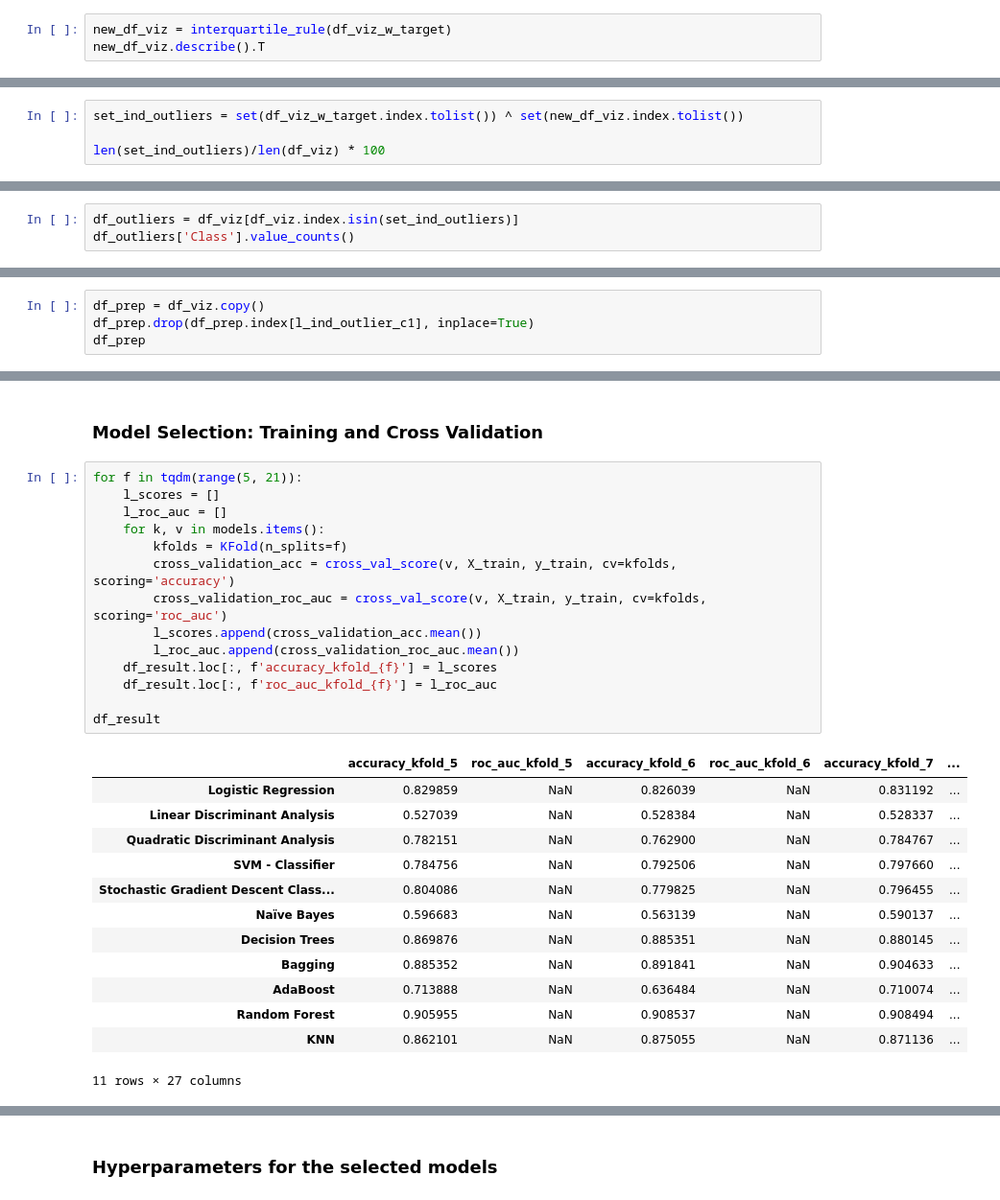
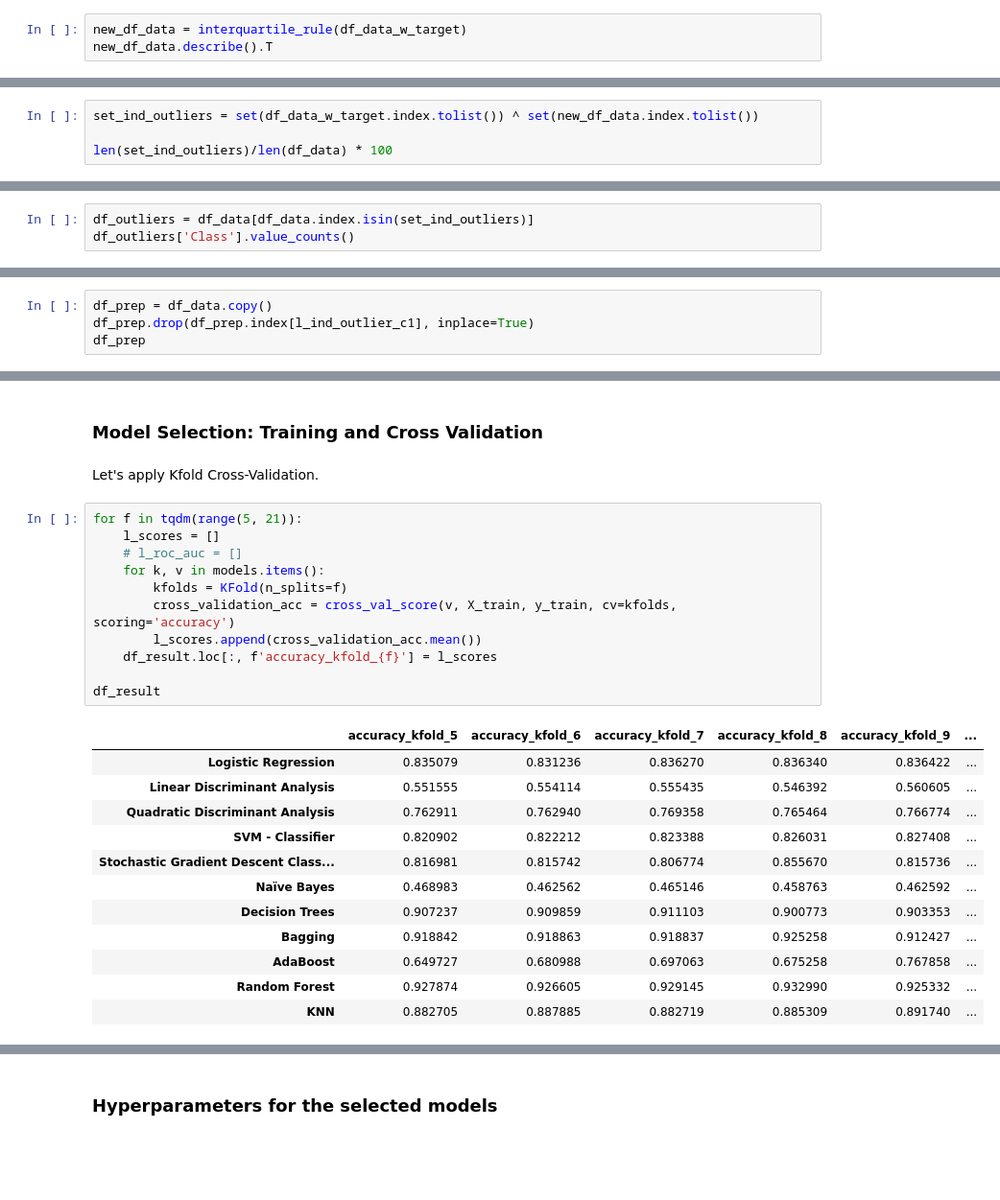
Before and after one commit to ST3LL/Data-Analysis-Project, a Jupyter notebook: blocks_classification.ipynb, the cells around one changed output, grey strips where cells are left out. Shown at 96% size. Saved outputs shown, nothing was run; the diff lists cells and outputs as text; blank space fills up the shorter version.

```diff
--- a/blocks_classification.ipynb
+++ b/blocks_classification.ipynb
@@ -287,8 +286,8 @@ def interquartile_rule(df_data):
         new_df_data = df_data[(df_data[col] < upper_limit) & (df_data[col] > lower_limit)]
     return new_df_data
 # %%
-new_df_viz = interquartile_rule(df_viz_w_target)
-new_df_viz.describe().T
+new_df_data = interquartile_rule(df_data_w_target)
+new_df_data.describe().T
 # %% [output]
 |  | count | mean | std | min | 25% | 50% | 75% | max |
 | Height | 4920.0 | 9.306301 | 15.726478 | 1.000 | 7.000 | 8.000 | 10.000 | 804.0 |
@@ -306,9 +305,9 @@ We can see that this method has a impact on the mean and the std of each feature
 # %% [markdown]
 Let's get a list of each data that have been detected as outliers.
 # %%
-set_ind_outliers = set(df_viz_w_target.index.tolist()) ^ set(new_df_viz.index.tolist())
+set_ind_outliers = set(df_data_w_target.index.tolist()) ^ set(new_df_data.index.tolist())
 
-len(set_ind_outliers)/len(df_viz) * 100
+len(set_ind_outliers)/len(df_data) * 100
 # %% [output]
 10.104147633838846
 # %% [markdown]
@@ -316,7 +315,7 @@ We have 10% of the dataset that is considered as outliers by the interquartile r
 
 Let's see how those outliers are spread about the different classes.
 # %%
-df_outliers = df_viz[df_viz.index.isin(set_ind_outliers)]
+df_outliers = df_data[df_data.index.isin(set_ind_outliers)]
 df_outliers['Class'].value_counts()
 # %% [output]
 1    519
@@ -331,7 +330,7 @@ Based on these results, I will drop only the outliers from the first class and k
 # %%
 l_ind_outlier_c1 = df_outliers[df_outliers['Class'] == 1].index.tolist()
 # %%
-df_prep = df_viz.copy()
+df_prep = df_data.copy()
 df_prep.drop(df_prep.index[l_ind_outlier_c1], inplace=True)
 df_prep
 # %% [output]
@@ -547,31 +546,29 @@ models = {
 df_result = pd.DataFrame(index=list(models.keys()))
 # %% [markdown]
 ### Model Selection: Training and Cross Validation
+# %% [markdown]
+Let's apply Kfold Cross-Validation.
 # %%
 for f in tqdm(range(5, 21)):
     l_scores = []
-    l_roc_auc = []
+    # l_roc_auc = []
     for k, v in models.items():
         kfolds = KFold(n_splits=f)
         cross_validation_acc = cross_val_score(v, X_train, y_train, cv=kfolds, scoring='accuracy')
-        cross_validation_roc_auc = cross_val_score(v, X_train, y_train, cv=kfolds, scoring='roc_auc')
         l_scores.append(cross_validation_acc.mean())
-        l_roc_auc.append(cross_validation_roc_auc.mean())
     df_result.loc[:, f'accuracy_kfold_{f}'] = l_scores
-    df_result.loc[:, f'roc_auc_kfold_{f}'] = l_roc_auc
 
 df_result
 # %% [output]
-|  | accuracy_kfold_5 | roc_auc_kfold_5 | accuracy_kfold_6 | roc_auc_kfold_6 | accuracy_kfold_7 | ... |
-| Logistic Regression | 0.829859 | NaN | 0.826039 | NaN | 0.831192 | ... |
-| Linear Discriminant Analysis | 0.527039 | NaN | 0.528384 | NaN | 0.528337 | ... |
-| Quadratic Discriminant Analysis | 0.782151 | NaN | 0.762900 | NaN | 0.784767 | ... |
-| SVM - Classifier | 0.784756 | NaN | 0.792506 | NaN | 0.797660 | ... |
-| Stochastic Gradient Descent Class... | 0.804086 | NaN | 0.779825 | NaN | 0.796455 | ... |
-| Naïve Bayes | 0.596683 | NaN | 0.563139 | NaN | 0.590137 | ... |
-| Decision Trees | 0.869876 | NaN | 0.885351 | NaN | 0.880145 | ... |
-| Bagging | 0.885352 | NaN | 0.891841 | NaN | 0.904633 | ... |
-| AdaBoost | 0.713888 | NaN | 0.636484 | NaN | 0.710074 | ... |
-| Random Forest | 0.905955 | NaN | 0.908537 | NaN | 0.908494 | ... |
-| KNN | 0.862101 | NaN | 0.875055 | NaN | 0.871136 | ... |
+|  | accuracy_kfold_5 | accuracy_kfold_6 | accuracy_kfold_7 | accuracy_kfold_8 | accuracy_kfold_9 | ... |
+| Logistic Regression | 0.835079 | 0.831236 | 0.836270 | 0.836340 | 0.836422 | ... |
+| Linear Discriminant Analysis | 0.551555 | 0.554114 | 0.555435 | 0.546392 | 0.560605 | ... |
+| Quadratic Discriminant Analysis | 0.762911 | 0.762940 | 0.769358 | 0.765464 | 0.766774 | ... |
+| SVM - Classifier | 0.820902 | 0.822212 | 0.823388 | 0.826031 | 0.827408 | ... |
+| Stochastic Gradient Descent Class... | 0.816981 | 0.815742 | 0.806774 | 0.855670 | 0.815736 | ... |
+| Naïve Bayes | 0.468983 | 0.462562 | 0.465146 | 0.458763 | 0.462592 | ... |
+| Decision Trees | 0.907237 | 0.909859 | 0.911103 | 0.900773 | 0.903353 | ... |
+| Bagging | 0.918842 | 0.918863 | 0.918837 | 0.925258 | 0.912427 | ... |
+| AdaBoost | 0.649727 | 0.680988 | 0.697063 | 0.675258 | 0.767858 | ... |
+| Random Forest | 0.927874 | 0.926605 | 0.929145 | 0.932990 | 0.925332 | ... |
+| KNN | 0.882705 | 0.887885 | 0.882719 | 0.885309 | 0.891740 | ... |
-11 rows × 27 columns
```
Also changed, not shown: parts of 36 cells of this notebook.
